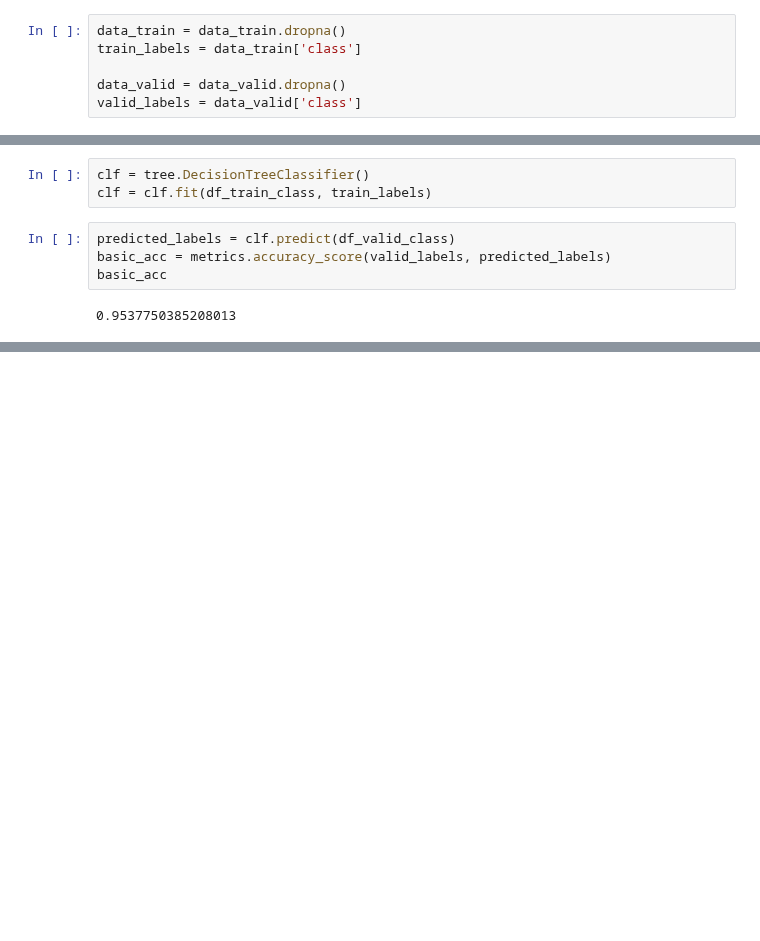
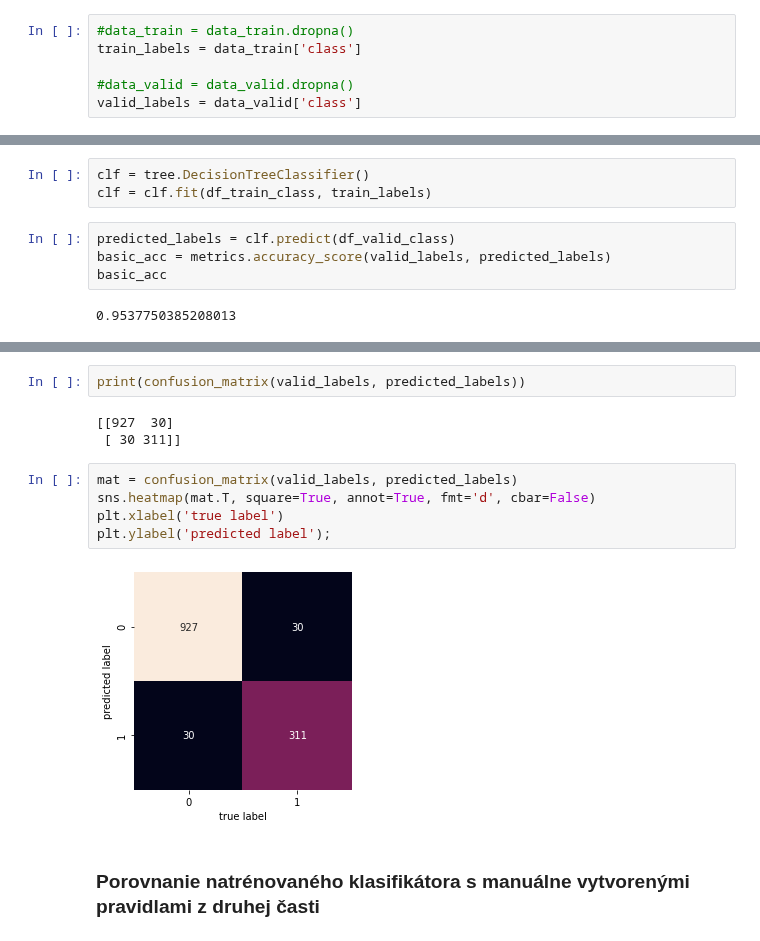
Before and after one commit to SzMatej/IAU_2020-2021, a Jupyter notebook: Project_phase_3.ipynb, the cells around one changed output, grey strips where cells are left out. Saved outputs shown, nothing was run; the diff lists cells and outputs as text; blank space fills up the shorter version.

```diff
--- a/Project_phase_3.ipynb
+++ b/Project_phase_3.ipynb
@@ -394,8 +505,8 @@ memory usage: 688.0+ KB
 # %%
-data_train = data_train.dropna()
+#data_train = data_train.dropna()
 train_labels = data_train['class']
 
-data_valid = data_valid.dropna()
+#data_valid = data_valid.dropna()
 valid_labels = data_valid['class']
 # %%
 columns = ['name','address','date_of_birth','class']
@@ -547,0 +570,14 @@ weighted avg       0.91      0.89      0.90      1298
+# %%
+print(confusion_matrix(valid_labels, predicted_labels))
+# %% [output]
+[[927  30]
+ [ 30 311]]
+# %%
+mat = confusion_matrix(valid_labels, predicted_labels)
+sns.heatmap(mat.T, square=True, annot=True, fmt='d', cbar=False)
+plt.xlabel('true label')
+plt.ylabel('predicted label');
+# %% [output]
+[figure, added]
+# %% [markdown]
+### Porovnanie natrénovaného klasifikátora s manuálne vytvorenými pravidlami z druhej časti
```
Also changed, not shown: parts of 36 cells of this notebook.
